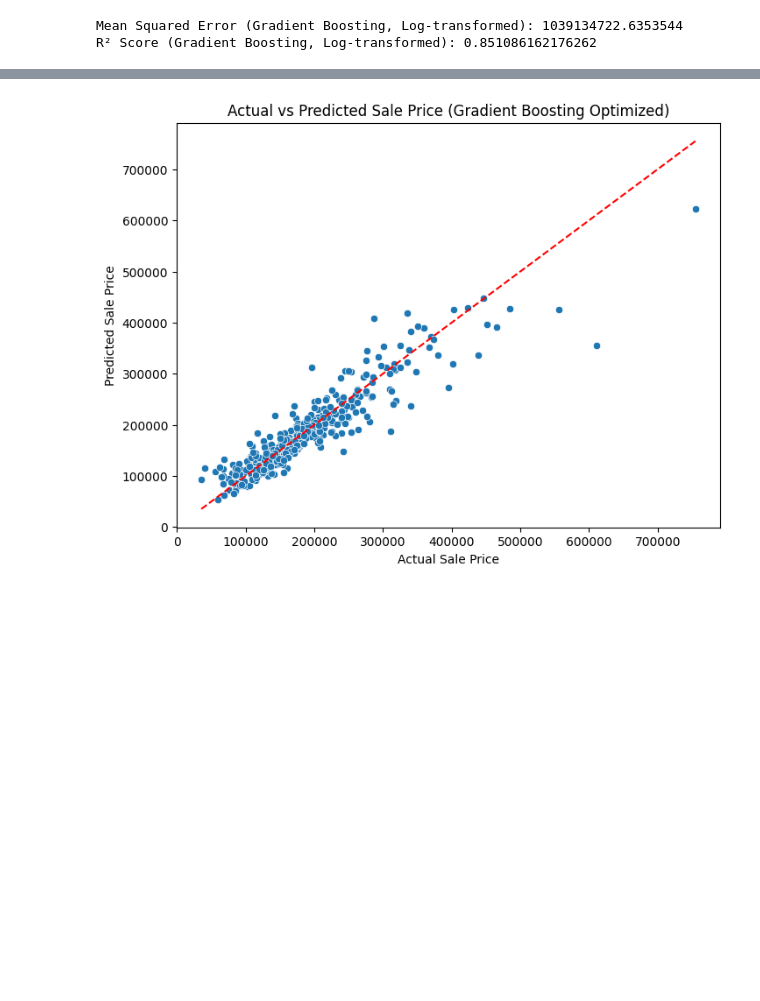
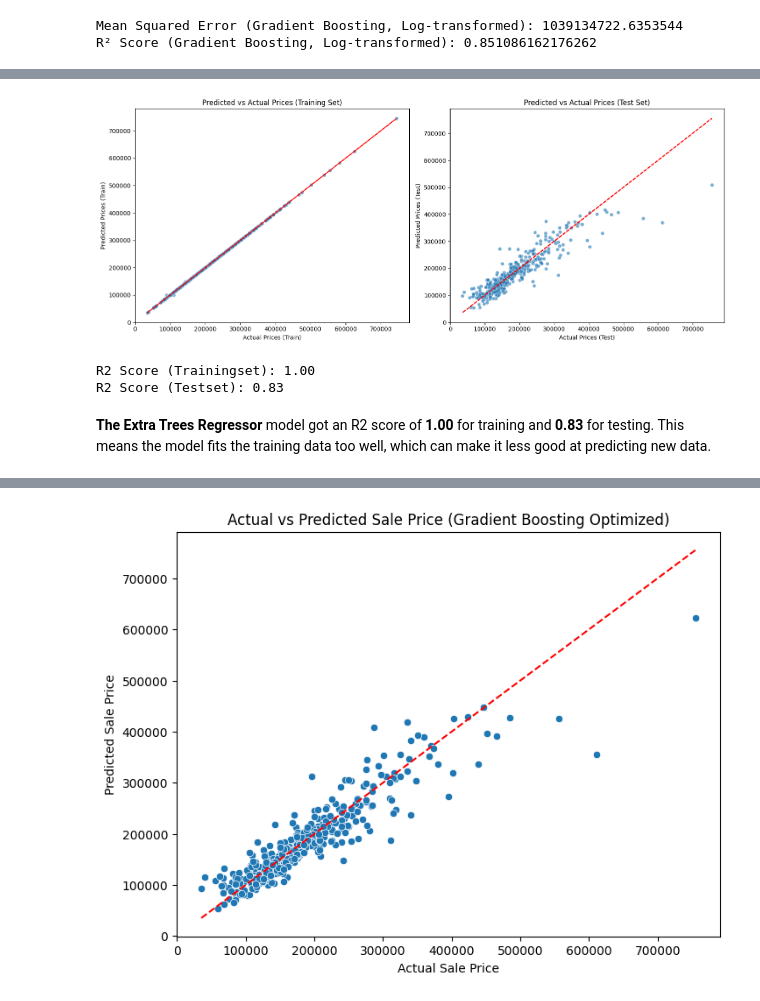
Before and after one commit to Patteerrik/Heritage-Housing-Issues, a Jupyter notebook: jupyter_notebooks/HouseSalePrices.ipynb, the cells around one changed output, grey strips where cells are left out. Saved outputs shown, nothing was run; the diff lists cells and outputs as text; code cells hidden in the pictures; blank space fills up the shorter version.

```diff
--- a/jupyter_notebooks/HouseSalePrices.ipynb
+++ b/jupyter_notebooks/HouseSalePrices.ipynb
@@ -141,0 +381,17 @@ R² Score (Gradient Boosting, Log-transformed): 0.851086162176262
+# %%
+# Create a machine learning pipeline with Extra Trees Regressor
+pipeline = Pipeline([
+    ('scaler', StandardScaler()),  # Scale the features
+    ('model', ExtraTreesRegressor(random_state=42))  # Model to train
+])
+
+# Perform cross-validation on Extra Trees Regressor model
+cross_val_scores_et = cross_val_score(pipeline, X_train, y_train, cv=5, scoring='r2')
+
+# Print out the average cross-validation score and standard deviation
+print(f"Cross-Validation R2 Scores for Extra Trees Regressor: {cross_val_scores_et}")
+print(f"Average R2 Score: {cross_val_scores_et.mean():.2f}")
+print(f"Standard Deviation of R2 Score: {cross_val_scores_et.std():.2f}")
+
+# Train the pipeline
+pipeline.fit(X_train, y_train)
@@ -141,0 +404,46 @@ R² Score (Gradient Boosting, Log-transformed): 0.851086162176262
+# %%
+# Predict values for training and test datasets
+y_pred_train_log = pipeline.predict(X_train)
+y_pred_test_log = pipeline.predict(X_test)
+
+# Inverse log-transform predictions to get them on the original scale
+y_pred_train = np.expm1(y_pred_train_log)
+y_pred_test = np.expm1(y_pred_test_log)
+y_train_original = np.expm1(y_train)
+y_test_original = np.expm1(y_test)
+
+# Create subplots to compare actual vs predicted values
+fig, axes = plt.subplots(nrows=1, ncols=2, figsize=(15, 6))
+
+# Training set
+sns.scatterplot(x=y_train_original, y=y_pred_train, ax=axes[0], alpha=0.6)
+axes[0].plot(y_train_original, y_train_original, color='red', linestyle='--')  # Add a red line for perfect predictions
+axes[0].set_xlabel('Actual Prices (Train)')
+axes[0].set_ylabel('Predicted Prices (Train)')
+axes[0].set_title('Predicted vs Actual Prices (Training Set)')
+axes[0].set_xlim(left=0)
+
+# Test set
+sns.scatterplot(x=y_test_original, y=y_pred_test, ax=axes[1], alpha=0.6)
+axes[1].plot(y_test_original, y_test_original, color='red', linestyle='--')  # Add a red line for perfect predictions
+axes[1].set_xlabel('Actual Prices (Test)')
+axes[1].set_ylabel('Predicted Prices (Test)')
+axes[1].set_title('Predicted vs Actual Prices (Test Set)')
+axes[1].set_xlim(left=0)
+
+plt.tight_layout()
+plt.show()
+
+# Calculate R² scores for training and test sets
+r2_train = r2_score(y_train_original, y_pred_train)
+r2_test = r2_score(y_test_original, y_pred_test)
+
+# Print R² scores
+print(f"R2 Score (Trainingset): {r2_train:.2f}")
+print(f"R2 Score (Testset): {r2_test:.2f}")
+# %% [output]
+[figure, added]
+R2 Score (Trainingset): 1.00
+R2 Score (Testset): 0.83
+# %% [markdown]
+**The Extra Trees Regressor** model got an R2 score of **1.00** for training and **0.83** for testing. This means the model fits the training data too well, which can make it less good at predicting new data.
```
Also changed, not shown: parts of 26 cells of this notebook.
